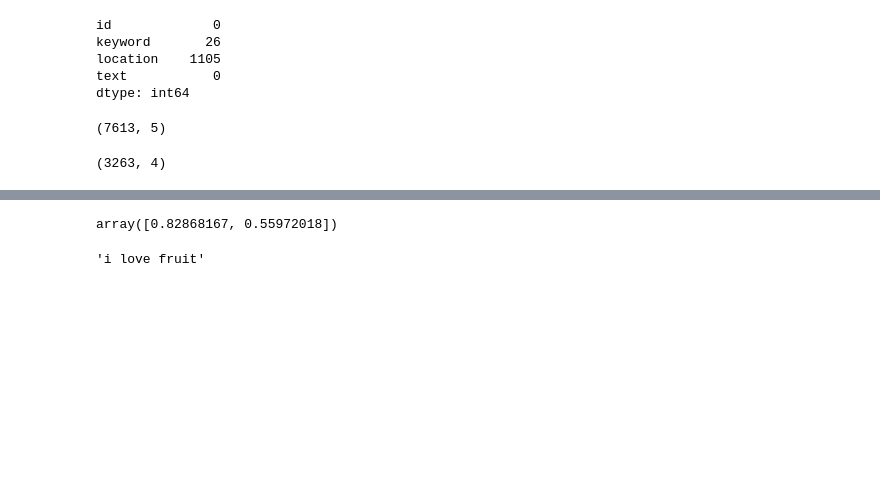
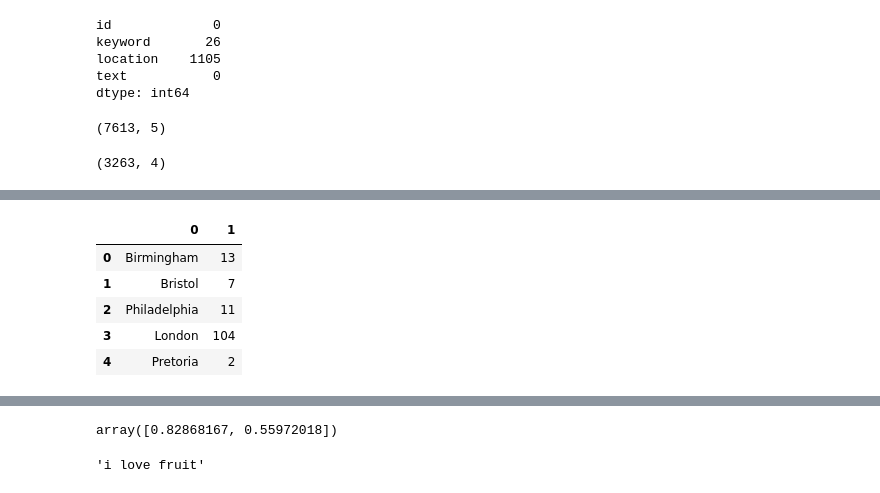
Before and after one commit to Avishek1990/NaturalDisaster, a Jupyter notebook: whitedisaster.ipynb, the cells around one changed output, grey strips where cells are left out. Saved outputs shown, nothing was run; the diff lists cells and outputs as text; code cells hidden in the pictures; blank space fills up the shorter version.

```diff
--- a/whitedisaster.ipynb
+++ b/whitedisaster.ipynb
@@ -296,0 +360,8 @@ test['key_CleanLemma'] = test['key_CleanLemma'].str.lower().str.replace("  "," "
+# %%
+locas = [loca(x) for x in tqdm(train[~train.location.isnull()].location)]
+# %%
+local = []
+for loca in locas:
+  local.extend(loca)
+# %%
+loca_dict = Counter(local)
@@ -296,0 +370,9 @@ test['key_CleanLemma'] = test['key_CleanLemma'].str.lower().str.replace("  "," "
+# %%
+loca_df.head()
+# %% [output]
+|  | 0 | 1 |
+| 0 | Birmingham | 13 |
+| 1 | Bristol | 7 |
+| 2 | Philadelphia | 11 |
+| 3 | London | 104 |
+| 4 | Pretoria | 2 |
```
Also changed, not shown: parts of 54 cells of this notebook.
